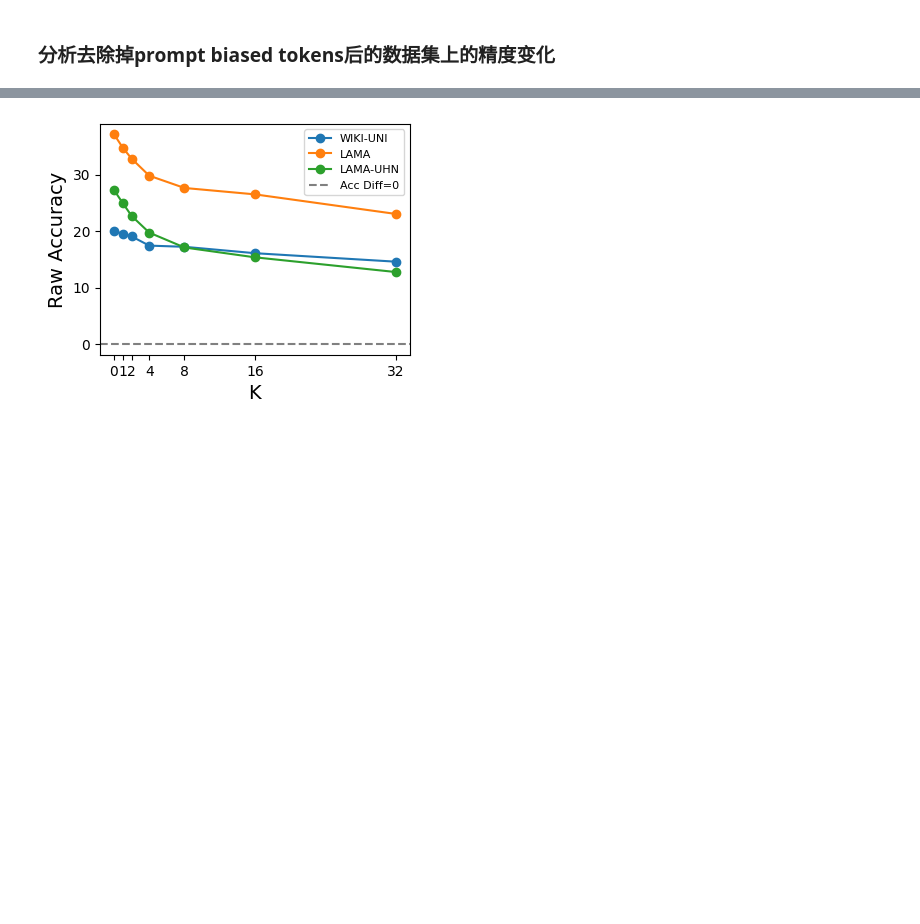
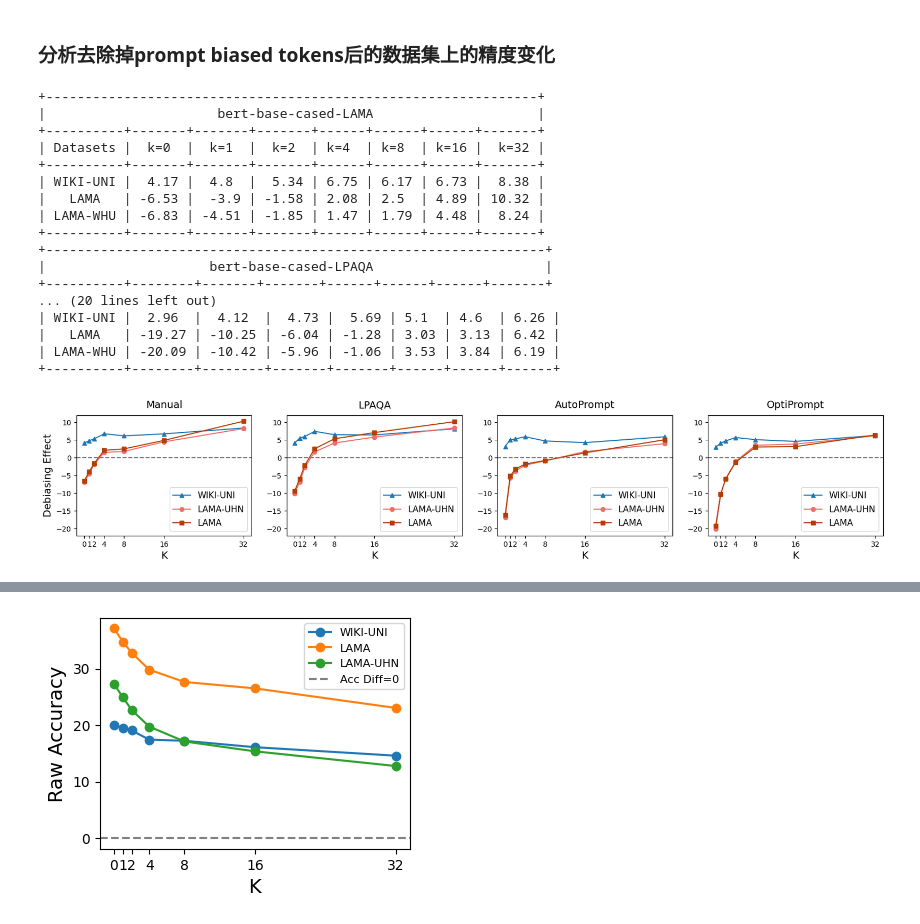
Before and after one commit to FelliYang/PromptBias, a Jupyter notebook: code/analysis/filter_out_biased_tokens.ipynb, the cells around one changed output, grey strips where cells are left out. Cells and saved outputs as stored; diff of their text form; code cells hidden in the pictures; blank space fills up the shorter version.

```diff
--- a/code/analysis/filter_out_biased_tokens.ipynb
+++ b/code/analysis/filter_out_biased_tokens.ipynb
@@ -52,7 +52,7 @@ import pandas as pd
 import json
 from prettytable import PrettyTable
 
-def show_acc_variance(root_dir, model, prompt):
+def show_acc_variance(root_dir, model, prompt, axs, title, y_label=False):
     """绘制多个数据集变一下，三个手工prompt在debias后的精度变化"""
     k = [0,1,2,4,8,16,32]
 
@@ -60,42 +60,81 @@ def show_acc_variance(root_dir, model, prompt):
     # 准备数据
     draw_datasets = {key:[] for key in ["LAMA", "WIKI-UNI", "LAMA-WHU"]}
     for num in k:
         data_dir = f"{root_dir}/filter_out_{num}_biased_tokens/{model}/common_vocab_cased/typed_querying/{prompt}_result.json"
         with open(data_dir) as f:
             data = json.load(f)
         for dataset in draw_datasets.keys():
             if prompt == 'optiprompt':
                 key = 'optiprompt_5'
             else:
                 key = prompt
             meta = data[model][dataset][key]
             diff = round((meta["P_d"] - meta["P"]) * 100, 2)
             draw_datasets[dataset].append(diff)
 
     # print(draw_datasets)
 
-    legend_size =  8
+    legend_size =  12
     x_label_size = 14
     y_label_size = 14
-    x_ticks = 14
-    y_ticks = 15
+    x_ticks = 10
+    y_ticks = 12
     width=0.3
-    fig1,axs1 = plt.subplots(1,1,figsize=(4,3))
+    mk_size = 4
+    title_fontsize = 14
+    # fig1,axs1 = plt.subplots(1,1,figsize=(4,3))
+    axs1=axs
+    show_x_average = False
+    x_label = np.arange(len(k)) if show_x_average else k
 
-    axs1.plot(k, draw_datasets["WIKI-UNI"], marker='o', label="WIKI-UNI")
-    axs1.plot(k, draw_datasets["LAMA"], marker='o', label="LAMA")
-    axs1.plot(k, draw_datasets["LAMA-WHU"],marker='o', label="LAMA-UHN")
-    axs1.axhline(y=0, color='gray',linestyle='--',label='Acc Diff=0')
-    axs1.legend(fontsize=legend_size)
+    axs1.plot(x_label, draw_datasets["WIKI-UNI"], marker='^', label="WIKI-UNI",)
+
+    axs1.plot(x_label, draw_datasets["LAMA-WHU"],marker='o', label="LAMA-UHN", color="#F26D6D")
+    axs1.plot(x_label, draw_datasets["LAMA"], marker='s', label="LAMA",color="#B33F00")
+
+    axs1.axhline(y=0, color='gray',linestyle='--')
+    axs1.legend(fontsize=legend_size, loc="lower right")
     axs1.set_xlabel("K",fontsize=x_label_size,)
-    axs1.set_ylabel("Accuracy Difference",fontsize=y_label_size,)
-    axs1.set_xticks(k)
+    if y_label:
+        axs1.set_ylabel("Debiasing Effect",fontsize=y_label_size,)
+    axs1.set_xticks(x_label, )
+    axs1.set_xticklabels(k,fontsize=x_ticks)
+    # axs1.grid(True, linestyle='--', alpha=0.4)
+    axs1.set_ylim(-22,12)
 
-
+    axs1.set_title(title, fontdict={"fontsize":title_fontsize}, pad=10)
     table = PrettyTable()
     table.title = f"{model}-{prompt}"
     table.field_names = ["Datasets", 'k=0', 'k=1', 'k=2', 'k=4', 'k=8','k=16','k=32']
     table.add_row(["WIKI-UNI"]+draw_datasets["WIKI-UNI"])
     table.add_row(["LAMA"]+draw_datasets["LAMA"])
     table.add_row(["LAMA-WHU"]+draw_datasets["LAMA-WHU"])
     print(table)
+
+
+fig, ax = plt.subplots(1,4,figsize=(5*4, 3))  # 增加图表宽度
+root_dir = "/mnt/code/users/xuziyang/PromptBias/results"
+show_acc_variance(root_dir, "bert-base-cased", "LAMA", axs=ax[0], title="Manual", y_label=True)
+show_acc_variance(root_dir, "bert-base-cased", "LPAQA", axs=ax[1], title="LPAQA")
+show_acc_variance(root_dir, "bert-base-cased", "AutoPrompt", axs=ax[2], title="AutoPrompt")
+show_acc_variance(root_dir, "bert-base-cased", "optiprompt", axs=ax[3], title="OptiPrompt")
+fig.savefig("filter_out_acc_variance.pdf", dpi=500,bbox_inches="tight")
+# %% [output]
++---------------------------------------------------------------+
+|                      bert-base-cased-LAMA                     |
++----------+-------+-------+-------+------+------+------+-------+
+| Datasets |  k=0  |  k=1  |  k=2  | k=4  | k=8  | k=16 |  k=32 |
++----------+-------+-------+-------+------+------+------+-------+
+| WIKI-UNI |  4.17 |  4.8  |  5.34 | 6.75 | 6.17 | 6.73 |  8.38 |
+|   LAMA   | -6.53 |  -3.9 | -1.58 | 2.08 | 2.5  | 4.89 | 10.32 |
+| LAMA-WHU | -6.83 | -4.51 | -1.85 | 1.47 | 1.79 | 4.48 |  8.24 |
++----------+-------+-------+-------+------+------+------+-------+
++----------------------------------------------------------------+
+|                     bert-base-cased-LPAQA                      |
++----------+--------+-------+-------+------+------+------+-------+
+... (20 lines left out)
+| WIKI-UNI |  2.96  |  4.12  |  4.73 |  5.69 | 5.1  | 4.6  | 6.26 |
+|   LAMA   | -19.27 | -10.25 | -6.04 | -1.28 | 3.03 | 3.13 | 6.42 |
+| LAMA-WHU | -20.09 | -10.42 | -5.96 | -1.06 | 3.53 | 3.84 | 6.19 |
++----------+--------+--------+-------+-------+------+------+------+
+[figure, added]
```
Also changed, not shown: parts of 3 cells of this notebook, 4 other files.
